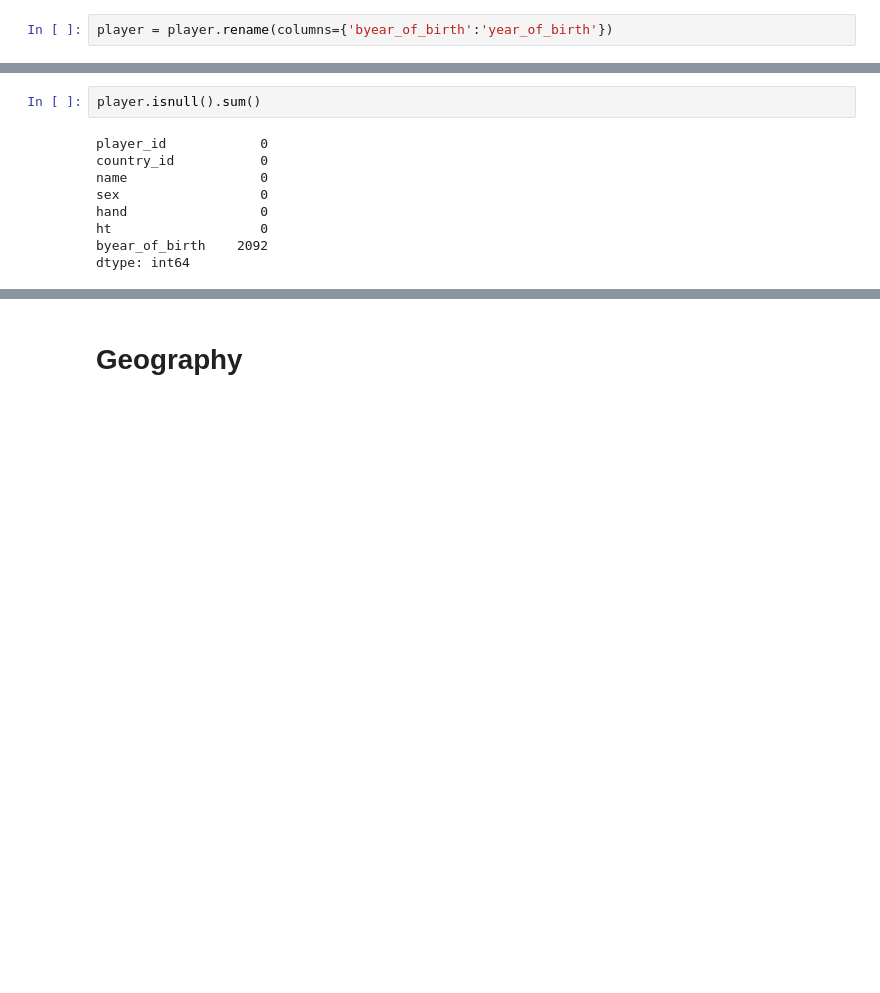
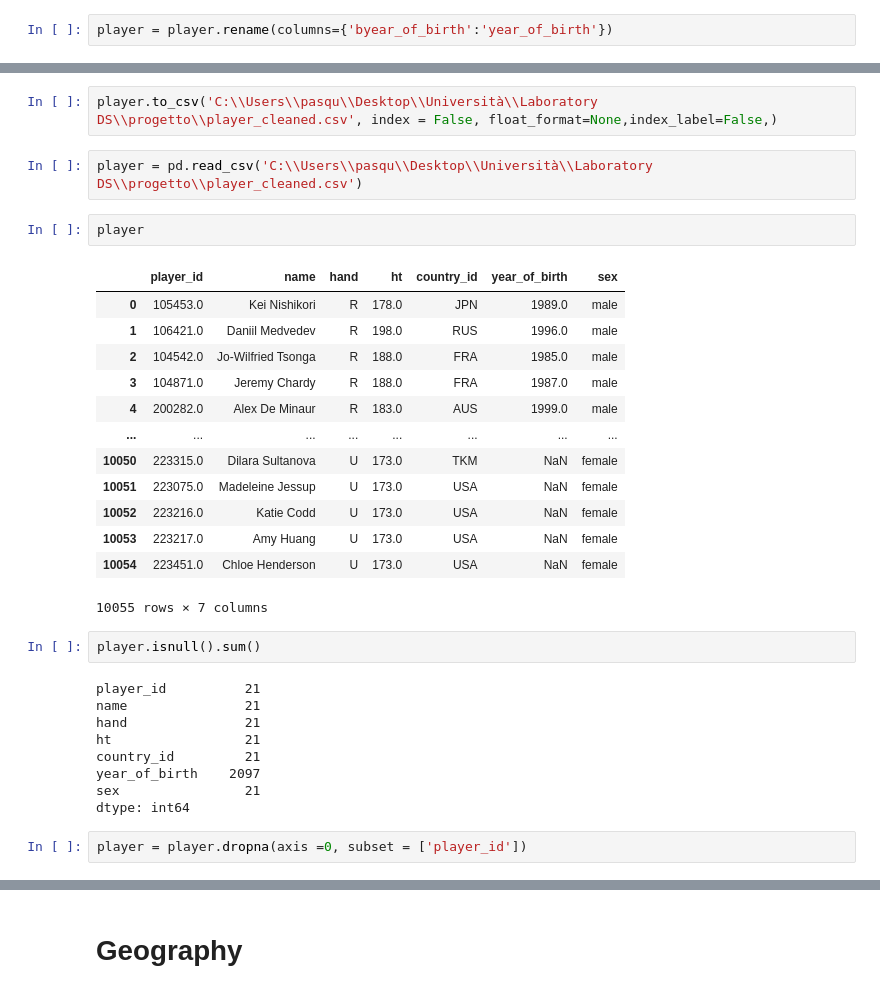
Before and after one commit to PasqualeGorrasi/Laboratory-of-Data-Science, a Jupyter notebook: First-part/tennis data cleaning.ipynb, the cells around one changed output, grey strips where cells are left out. Cells and saved outputs as stored; diff of their text form; blank space fills up the shorter version.

```diff
--- a/First-part/tennis data cleaning.ipynb
+++ b/First-part/tennis data cleaning.ipynb
@@ -493,11 +508,33 @@ Name: country_id, Length: 154, dtype: int64
+# %%
+player.to_csv('C:\\Users\\pasqu\\Desktop\\Università\\Laboratory DS\\progetto\\player_cleaned.csv', index = False, float_format=None,index_label=False,)
+# %%
+player = pd.read_csv('C:\\Users\\pasqu\\Desktop\\Università\\Laboratory DS\\progetto\\player_cleaned.csv')
+# %%
+player
+# %% [output]
+|  | player_id | name | hand | ht | country_id | year_of_birth | sex |
+| 0 | 105453.0 | Kei Nishikori | R | 178.0 | JPN | 1989.0 | male |
+| 1 | 106421.0 | Daniil Medvedev | R | 198.0 | RUS | 1996.0 | male |
+| 2 | 104542.0 | Jo-Wilfried Tsonga | R | 188.0 | FRA | 1985.0 | male |
+| 3 | 104871.0 | Jeremy Chardy | R | 188.0 | FRA | 1987.0 | male |
+| 4 | 200282.0 | Alex De Minaur | R | 183.0 | AUS | 1999.0 | male |
+| ... | ... | ... | ... | ... | ... | ... | ... |
+| 10050 | 223315.0 | Dilara Sultanova | U | 173.0 | TKM | NaN | female |
+| 10051 | 223075.0 | Madeleine Jessup | U | 173.0 | USA | NaN | female |
+| 10052 | 223216.0 | Katie Codd | U | 173.0 | USA | NaN | female |
+| 10053 | 223217.0 | Amy Huang | U | 173.0 | USA | NaN | female |
+| 10054 | 223451.0 | Chloe Henderson | U | 173.0 | USA | NaN | female |
+10055 rows × 7 columns
 # %%
 player.isnull().sum()
 # %% [output]
-player_id            0
-country_id           0
-name                 0
-sex                  0
-hand                 0
-ht                   0
-byear_of_birth    2092
+player_id          21
+name               21
+hand               21
+ht                 21
+country_id         21
+year_of_birth    2097
+sex                21
 dtype: int64
+# %%
+player = player.dropna(axis =0, subset = ['player_id'])
```
Also changed, not shown: parts of 41 cells of this notebook.
